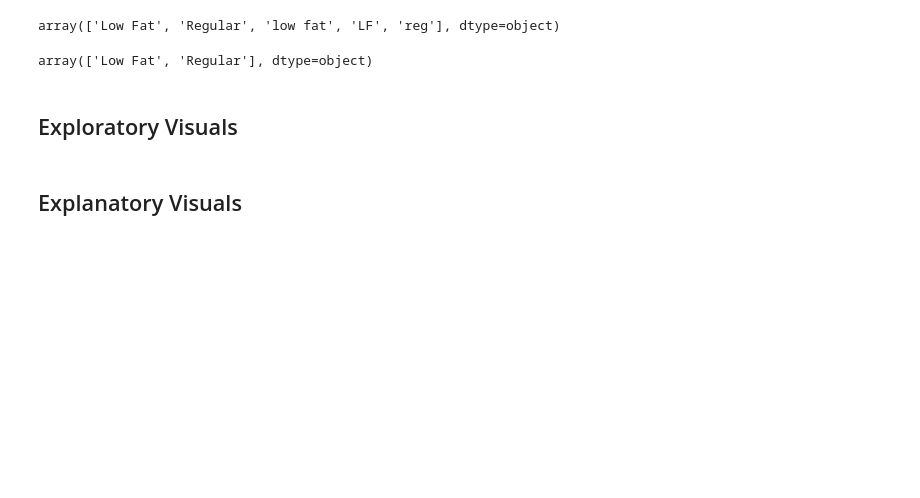
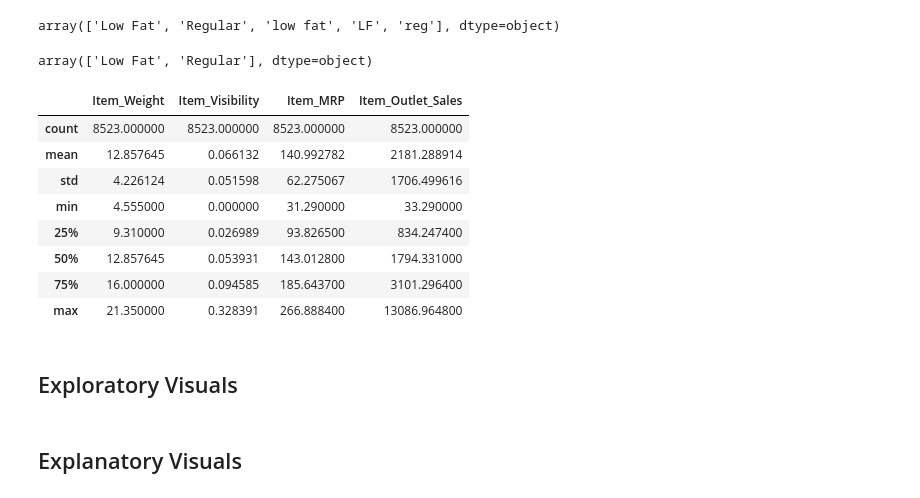
Before and after one commit to pylabview/sales-predicctions, a Jupyter notebook: Data_Science_Sales_Predicctions.ipynb, the cells around one changed output. Saved outputs shown, nothing was run; the diff lists cells and outputs as text; code cells hidden in the pictures; blank space fills up the shorter version.

```diff
--- a/Data_Science_Sales_Predicctions.ipynb
+++ b/Data_Science_Sales_Predicctions.ipynb
@@ -128,6 +128,19 @@ array(['Low Fat', 'Regular'], dtype=object)
 ## Fixing Data Type for Outlet_Establishment_Year from float64 to datetime64
 
 df['Outlet_Establishment_Year'] = pd.to_datetime(df['Outlet_Establishment_Year'])
+# %%
+#8) For any numerical columns, obtain the summary statistics of each (min, max, mean).
+df.describe()
+# %% [output]
+|  | Item_Weight | Item_Visibility | Item_MRP | Item_Outlet_Sales |
+| count | 8523.000000 | 8523.000000 | 8523.000000 | 8523.000000 |
+| mean | 12.857645 | 0.066132 | 140.992782 | 2181.288914 |
+| std | 4.226124 | 0.051598 | 62.275067 | 1706.499616 |
+| min | 4.555000 | 0.000000 | 31.290000 | 33.290000 |
+| 25% | 9.310000 | 0.026989 | 93.826500 | 834.247400 |
+| 50% | 12.857645 | 0.053931 | 143.012800 | 1794.331000 |
+| 75% | 16.000000 | 0.094585 | 185.643700 | 3101.296400 |
+| max | 21.350000 | 0.328391 | 266.888400 | 13086.964800 |
 # %% [markdown]
 ## Exploratory Visuals
 # %% [markdown]
```
